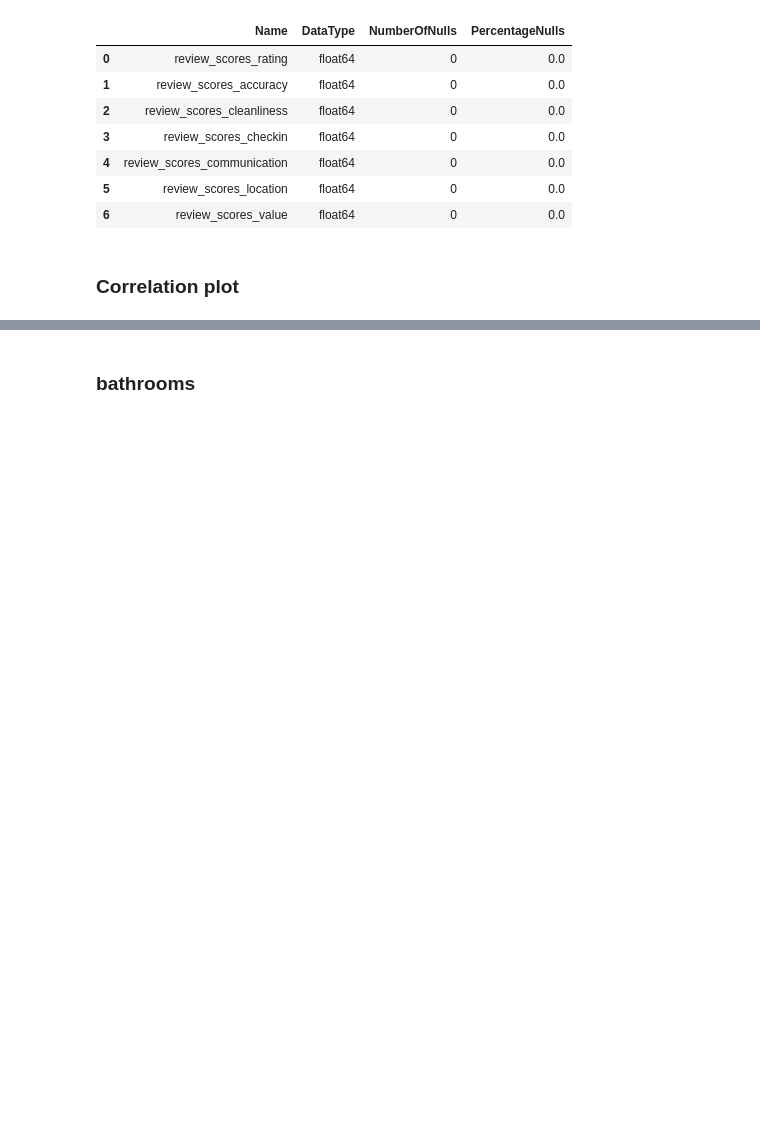
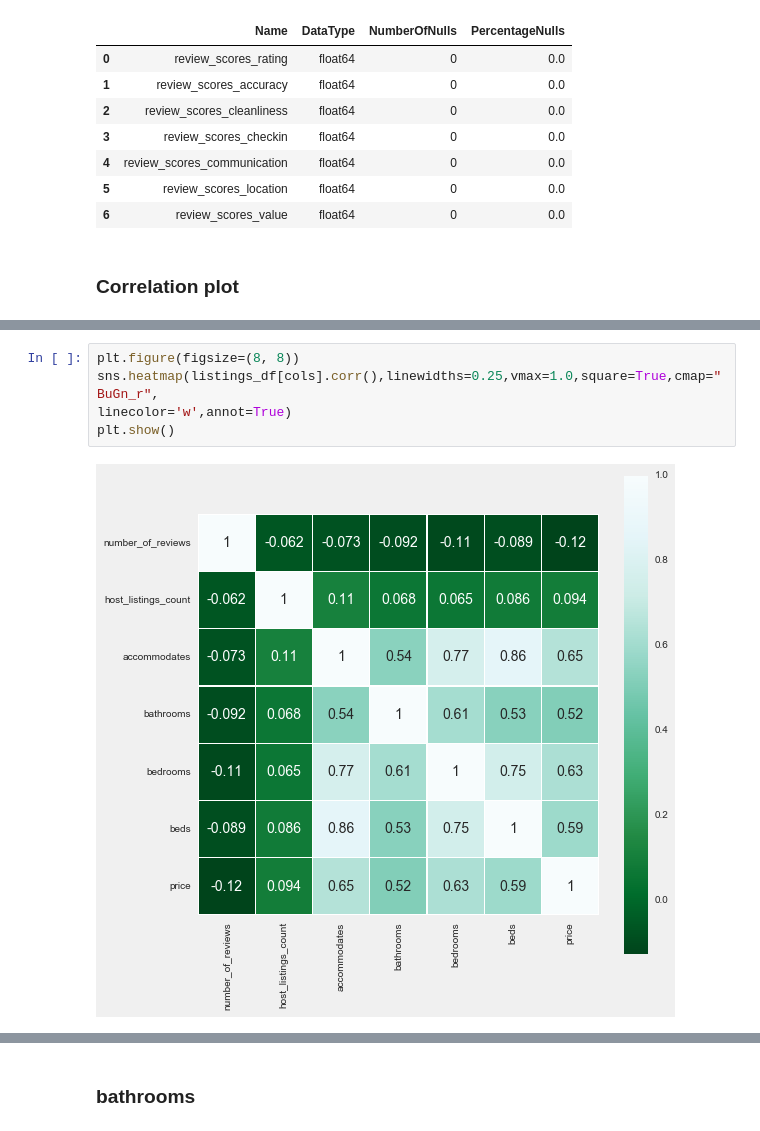
Before and after one commit to ntmai03/Airbnb, a Jupyter notebook: AirbnbDataPreparation.ipynb, the cells around one changed output, grey strips where cells are left out. Cells and saved outputs as stored; diff of their text form; blank space fills up the shorter version.

```diff
--- a/AirbnbDataPreparation.ipynb
+++ b/AirbnbDataPreparation.ipynb
@@ -365,0 +440,7 @@ fig = hm.get_figure()
+# %%
+plt.figure(figsize=(8, 8))
+sns.heatmap(listings_df[cols].corr(),linewidths=0.25,vmax=1.0,square=True,cmap="BuGn_r",
+linecolor='w',annot=True)
+plt.show()
+# %% [output]
+[figure, added]
```
Also changed, not shown: parts of 89 cells of this notebook.
